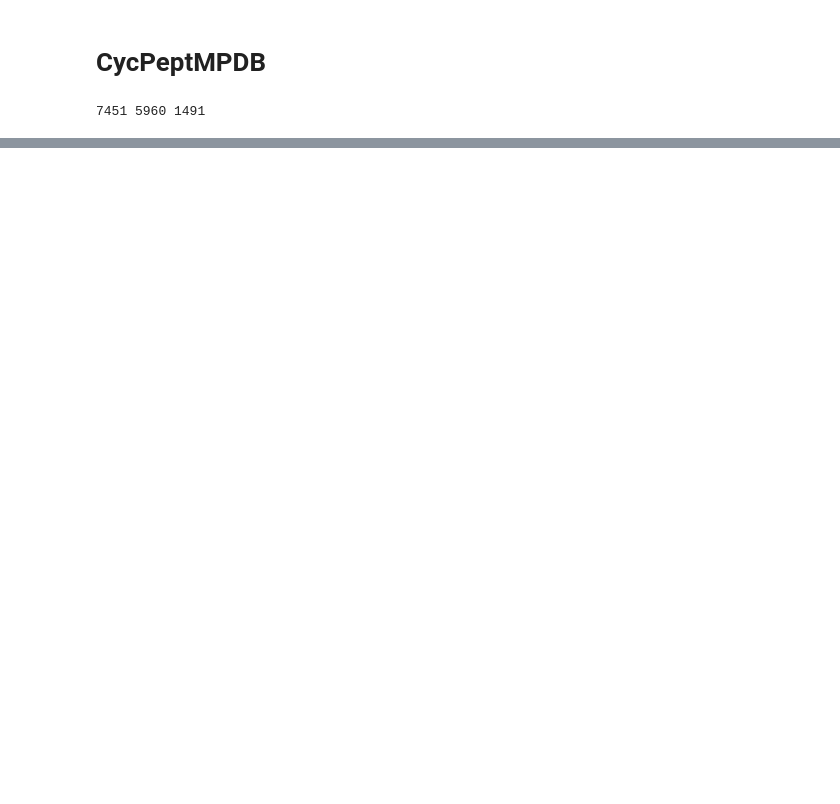
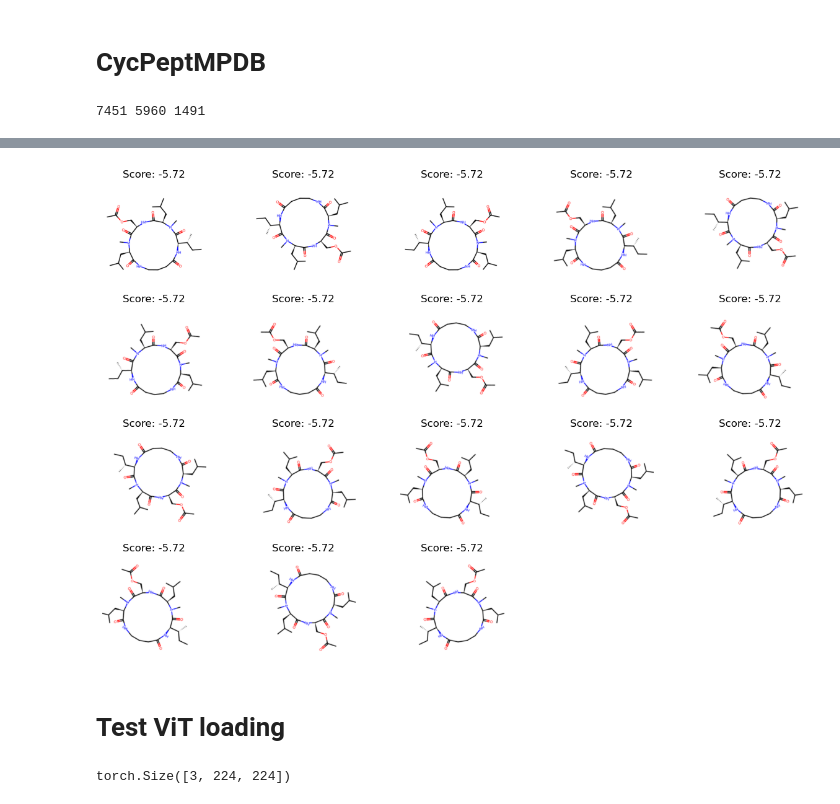
Before and after one commit to charlesxu90/cp2pred, a Jupyter notebook: 1.create_image_data.ipynb, the cells around one changed output, grey strips where cells are left out. Saved outputs shown, nothing was run; the diff lists cells and outputs as text; code cells hidden in the pictures; blank space fills up the shorter version.

```diff
--- a/1.create_image_data.ipynb
+++ b/1.create_image_data.ipynb
@@ -189,0 +165,8 @@ def get_loader(batch_size=128):
+# %%
+# train = True
+train = False
+if train:
+    df_cycpdb_train_aug = augment_images(df_cycpdb_train, 'data/CycPeptMPDB/smi_images/')
+    df_cycpdb_train_aug.to_csv('data/CycPeptMPDB/img_train_aug.csv', index=False)
+else:
+    df_cycpdb_train_aug = pd.read_csv('data/CycPeptMPDB/img_train_aug.csv')
@@ -190 +181,22 @@ def get_loader(batch_size=128):
+# %%
+sample_augmented = df_cycpdb_train_aug[df_cycpdb_train_aug.id == sample_id]
+show_image(sample_augmented.smi_img, sample_augmented.score, ncol=5, nrow=4)
+# %% [output]
+[figure, added]
+# %% [markdown]
+# Test ViT loading
+# %%
+from PIL import Image
+from torchvision import transforms
+
+transform = transforms.Compose([
+    transforms.Resize((224, 224)),
+    transforms.ToTensor(),
+    transforms.Normalize(mean=[0.5, 0.5, 0.5], std=[0.5, 0.5, 0.5]),
+])
+im = Image.open("data/CycPeptMPDB/smi_images/0.png")
+x = transform(im)
+x.size()
+# %% [output]
+torch.Size([3, 224, 224])
 # %%
```
Also changed, not shown: parts of 19 cells of this notebook, 8 other files.
